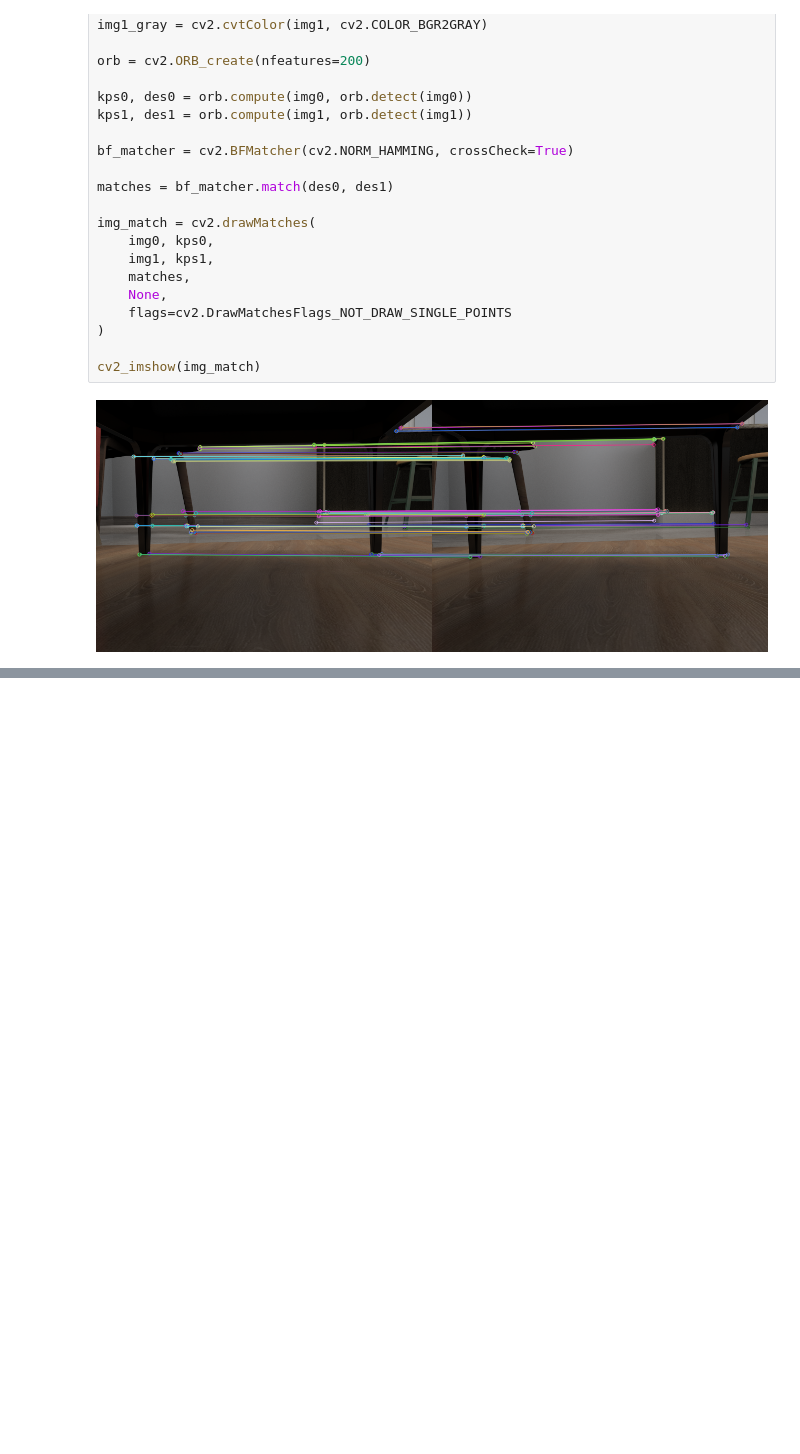
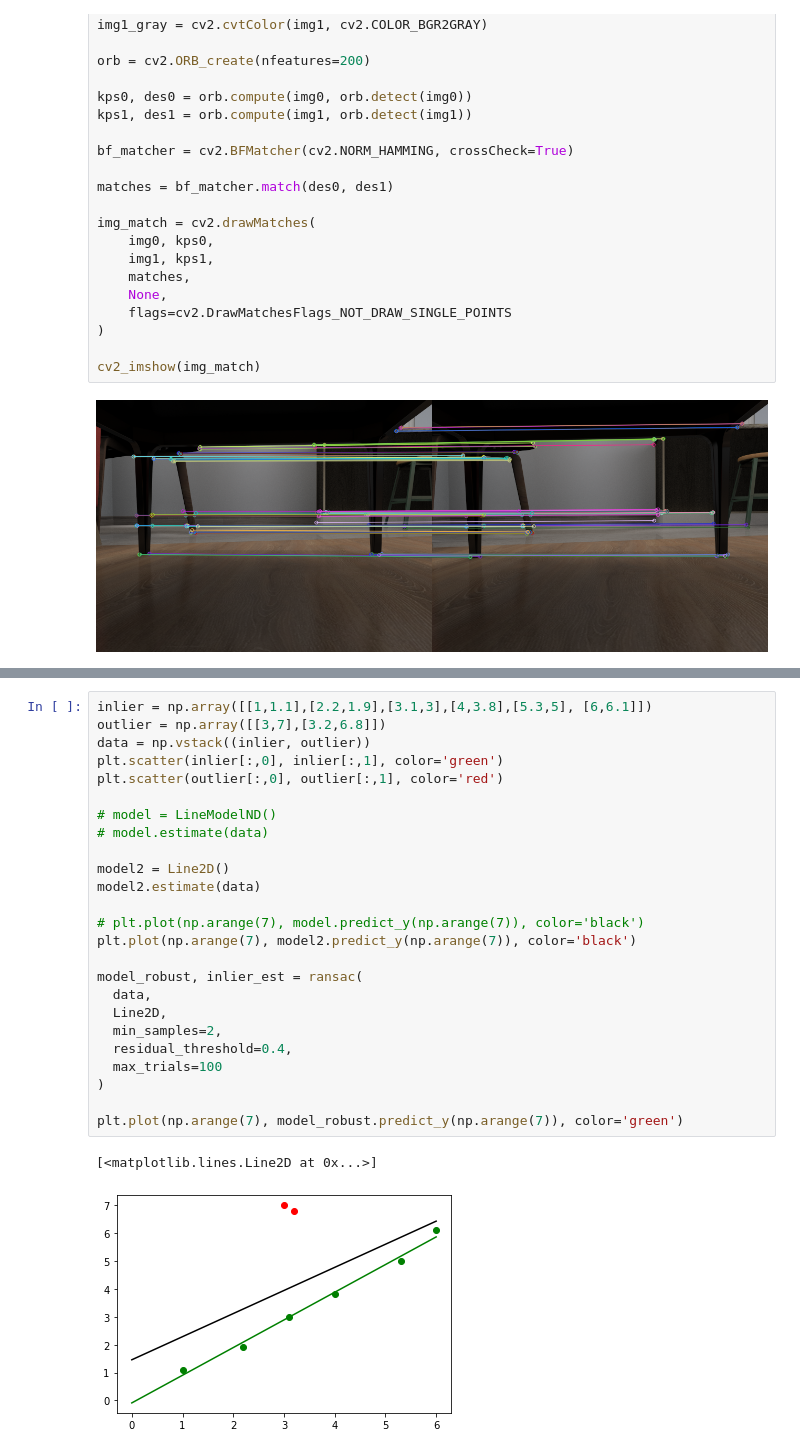
Before and after one commit to aditya-shriwastava/colab-notebooks, a Jupyter notebook: visual_odometry.ipynb, the cells around one changed output, grey strips where cells are left out. Saved outputs shown, nothing was run; the diff lists cells and outputs as text; blank space fills up the shorter version.

```diff
--- a/visual_odometry.ipynb
+++ b/visual_odometry.ipynb
@@ -151,0 +212,28 @@ cv2_imshow(img_match)
+# %%
+inlier = np.array([[1,1.1],[2.2,1.9],[3.1,3],[4,3.8],[5.3,5], [6,6.1]])
+outlier = np.array([[3,7],[3.2,6.8]])
+data = np.vstack((inlier, outlier))
+plt.scatter(inlier[:,0], inlier[:,1], color='green')
+plt.scatter(outlier[:,0], outlier[:,1], color='red')
+
+# model = LineModelND()
+# model.estimate(data)
+
+model2 = Line2D()
+model2.estimate(data)
+
+# plt.plot(np.arange(7), model.predict_y(np.arange(7)), color='black')
+plt.plot(np.arange(7), model2.predict_y(np.arange(7)), color='black')
+
+model_robust, inlier_est = ransac(
+  data,
+  Line2D,
+  min_samples=2,
+  residual_threshold=0.4,
+  max_trials=100
+)
+
+plt.plot(np.arange(7), model_robust.predict_y(np.arange(7)), color='green')
+# %% [output]
+[<matplotlib.lines.Line2D at 0x...>]
+[figure, added]
```
Also changed, not shown: parts of 4 cells of this notebook.
